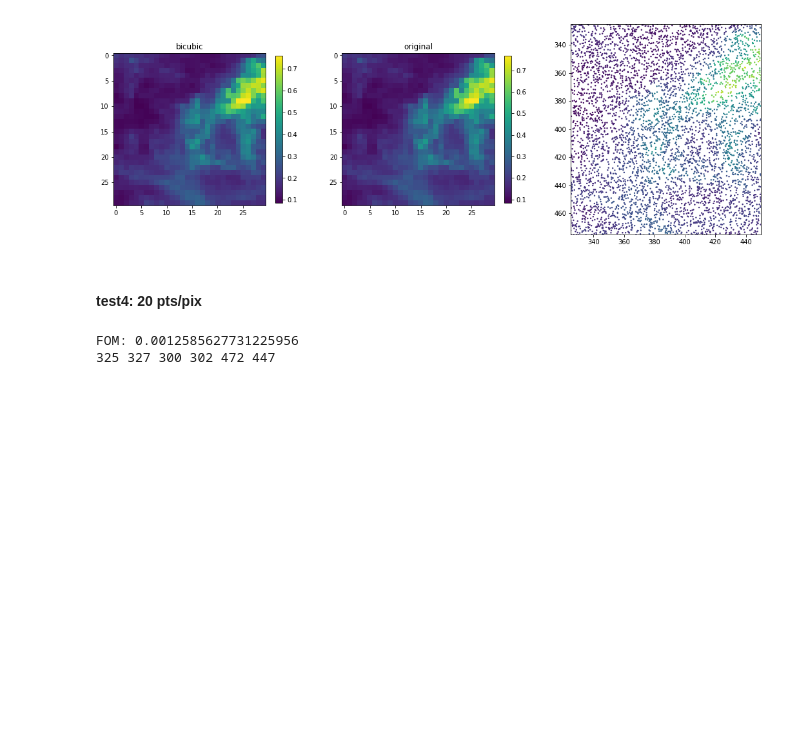
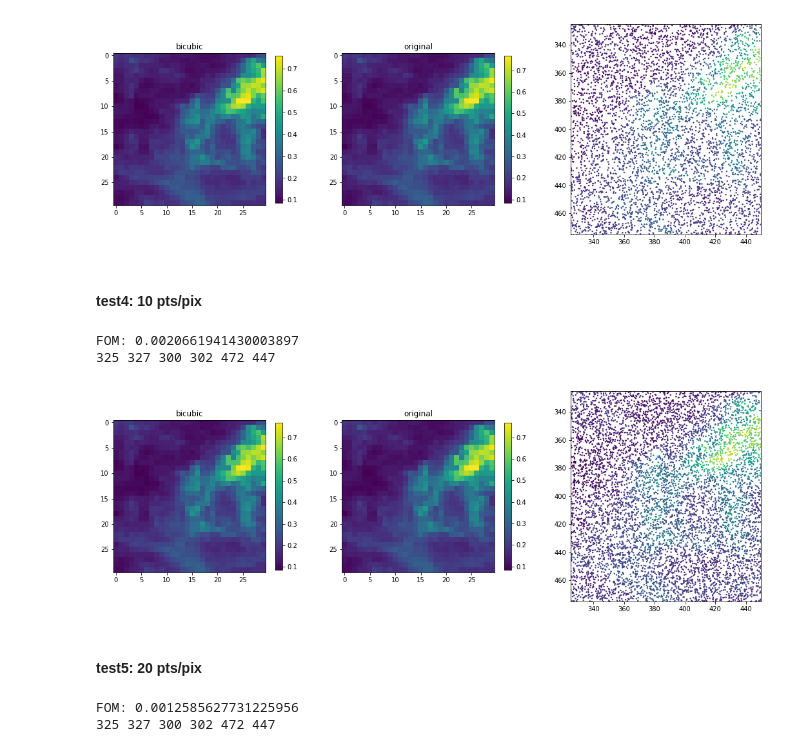
Before and after one commit to ZizhengXu/Astrophysics-Research-Paper, a Jupyter notebook: C1Interpolator.ipynb, the cells around one changed output. Cells and saved outputs as stored; diff of their text form; code cells hidden in the pictures; blank space fills up the shorter version.

```diff
--- a/C1Interpolator.ipynb
+++ b/C1Interpolator.ipynb
@@ -117,7 +115,15 @@ FOM: 0.003571653411736615
 325 327 300 302 472 447
 [figure]
 # %% [markdown]
-#### test4: 20 pts/pix
+#### test4: 10 pts/pix
+# %%
+bicubic_and_compare(example_1[::10])
+# %% [output]
+FOM: 0.0020661941430003897
+325 327 300 302 472 447
+[figure, added]
+# %% [markdown]
+#### test5: 20 pts/pix
 # %%
 bicubic_and_compare(example_1[::5])
 # %% [output]
```
Also changed, not shown: parts of 12 cells of this notebook.
